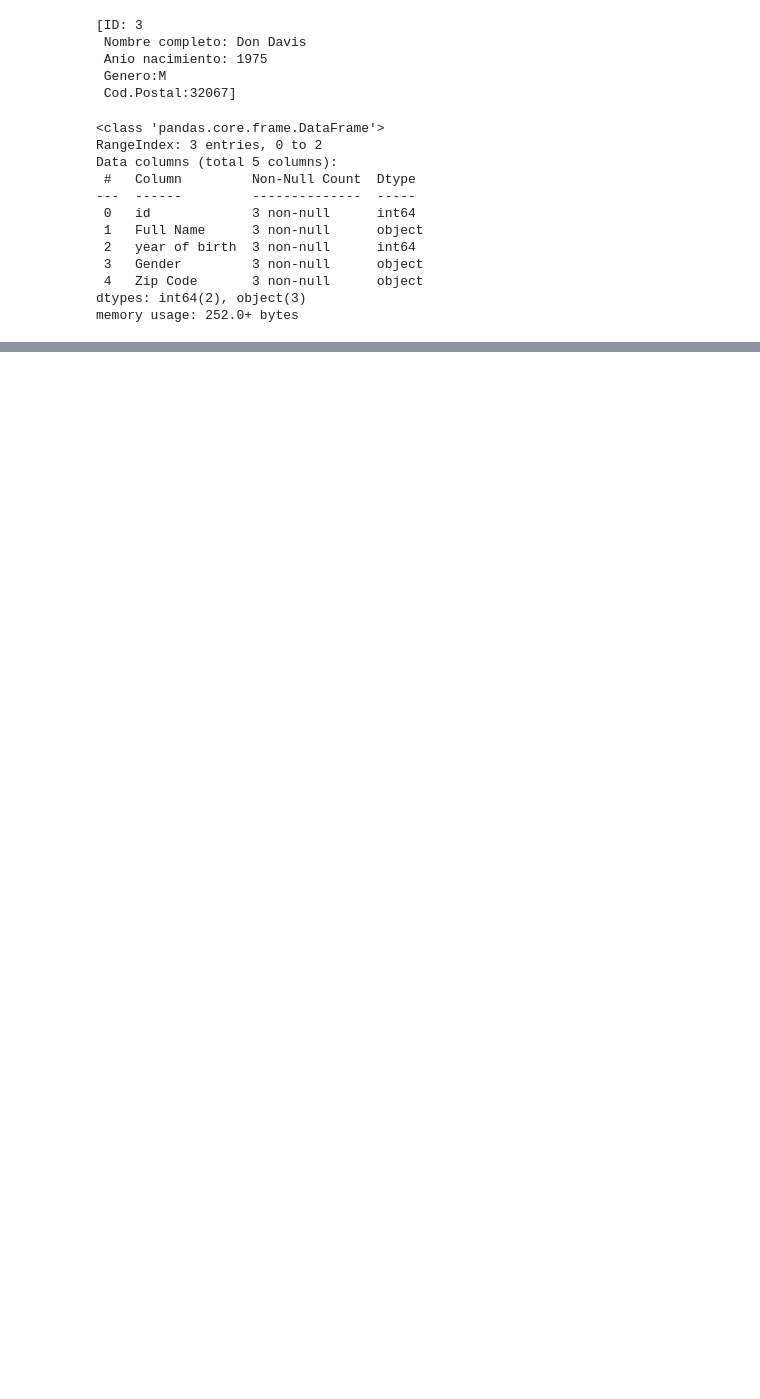
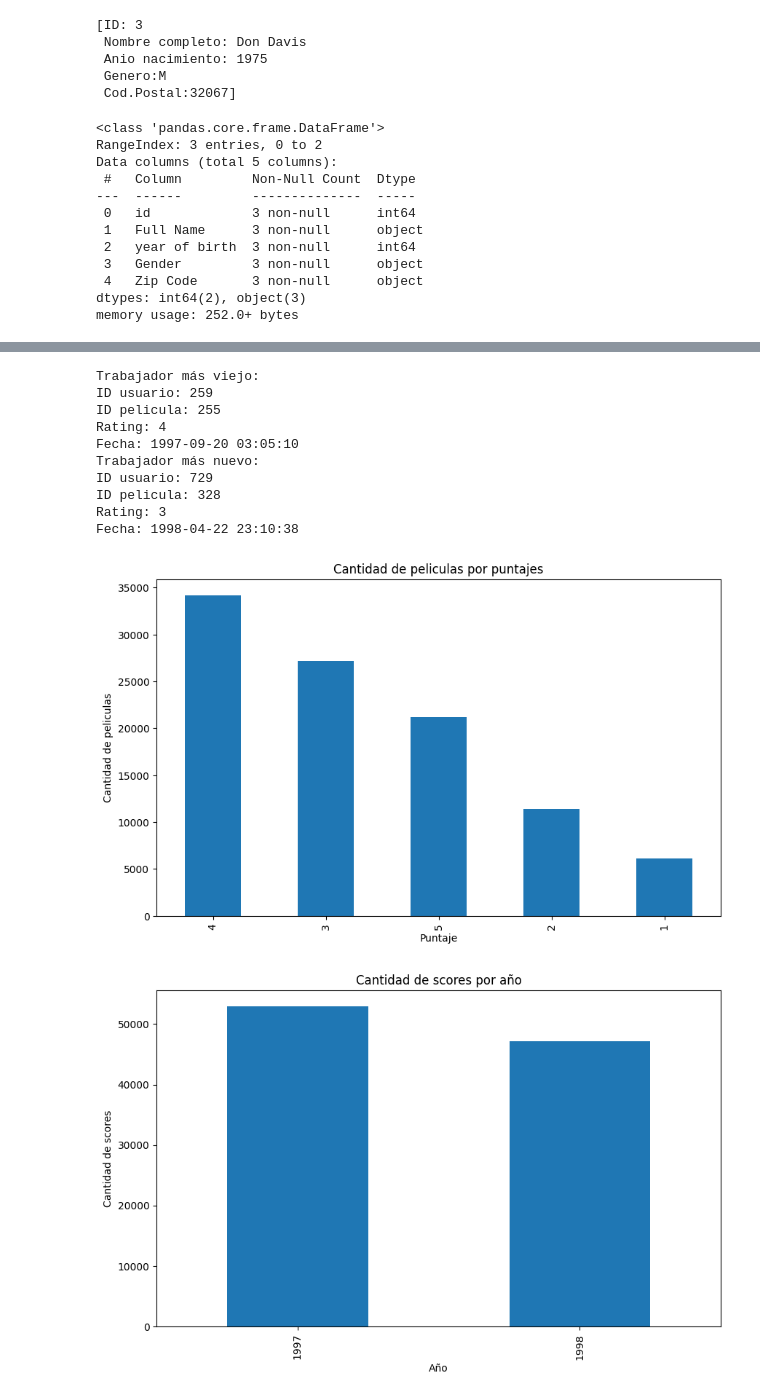
Before and after one commit to jgonzet/DeepLearning_TP1, a Jupyter notebook: Scripts/data_preparation.ipynb, the cells around one changed output, grey strips where cells are left out. Drawn from its saved outputs; the diff is of its cells as text; code cells hidden in the pictures; blank space fills up the shorter version.

```diff
--- a/Scripts/data_preparation.ipynb
+++ b/Scripts/data_preparation.ipynb
@@ -485,0 +815,4 @@ memory usage: 252.0+ bytes
+# %%
+puntajes = Score.create_df_from_csv("../Data/Scores.csv")
+puntajes_short=puntajes.head(3)
+puntajes_short
@@ -485,0 +844,15 @@ memory usage: 252.0+ bytes
+# %%
+Score.get_stats(puntajes)
+# %% [output]
+Trabajador más viejo:
+ID usuario: 259
+ID pelicula: 255
+Rating: 4
+Fecha: 1997-09-20 03:05:10
+Trabajador más nuevo:
+ID usuario: 729
+ID pelicula: 328
+Rating: 3
+Fecha: 1998-04-22 23:10:38
+[figure, added]
+[figure, added]
```
Also changed, not shown: parts of 16 cells of this notebook, 2 other files.
